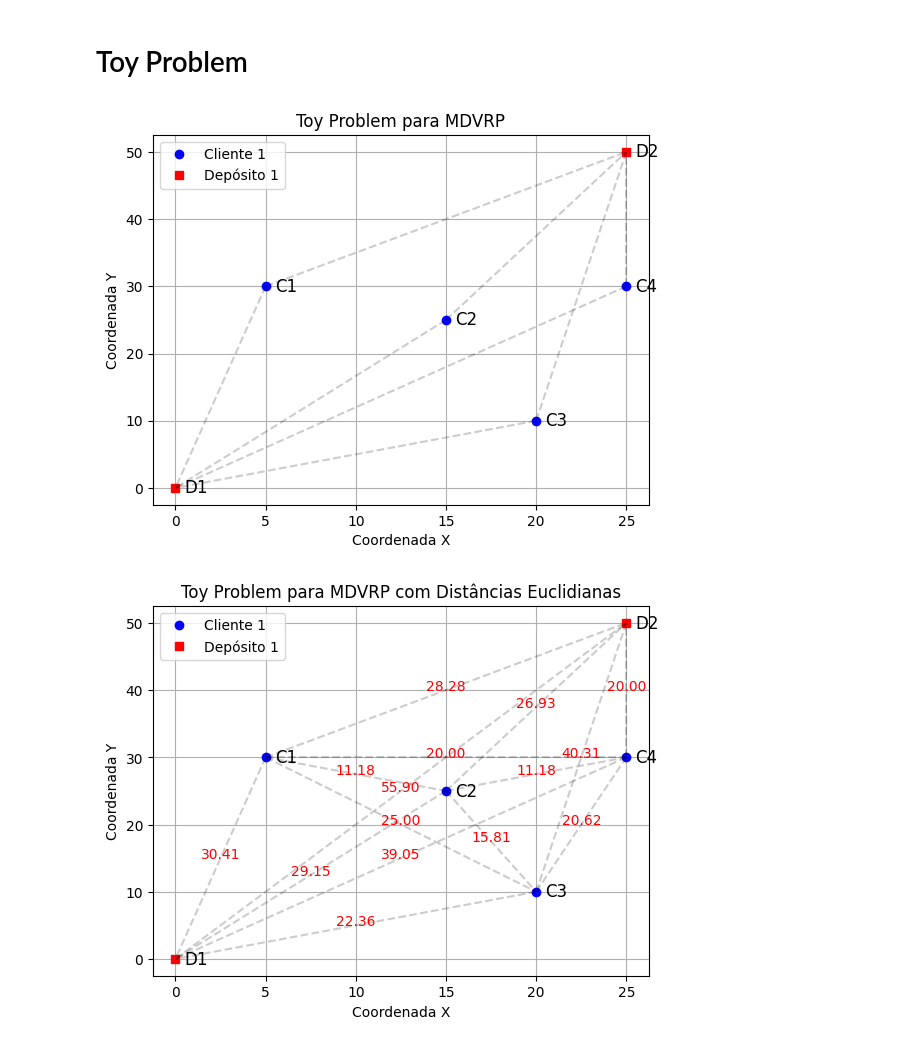
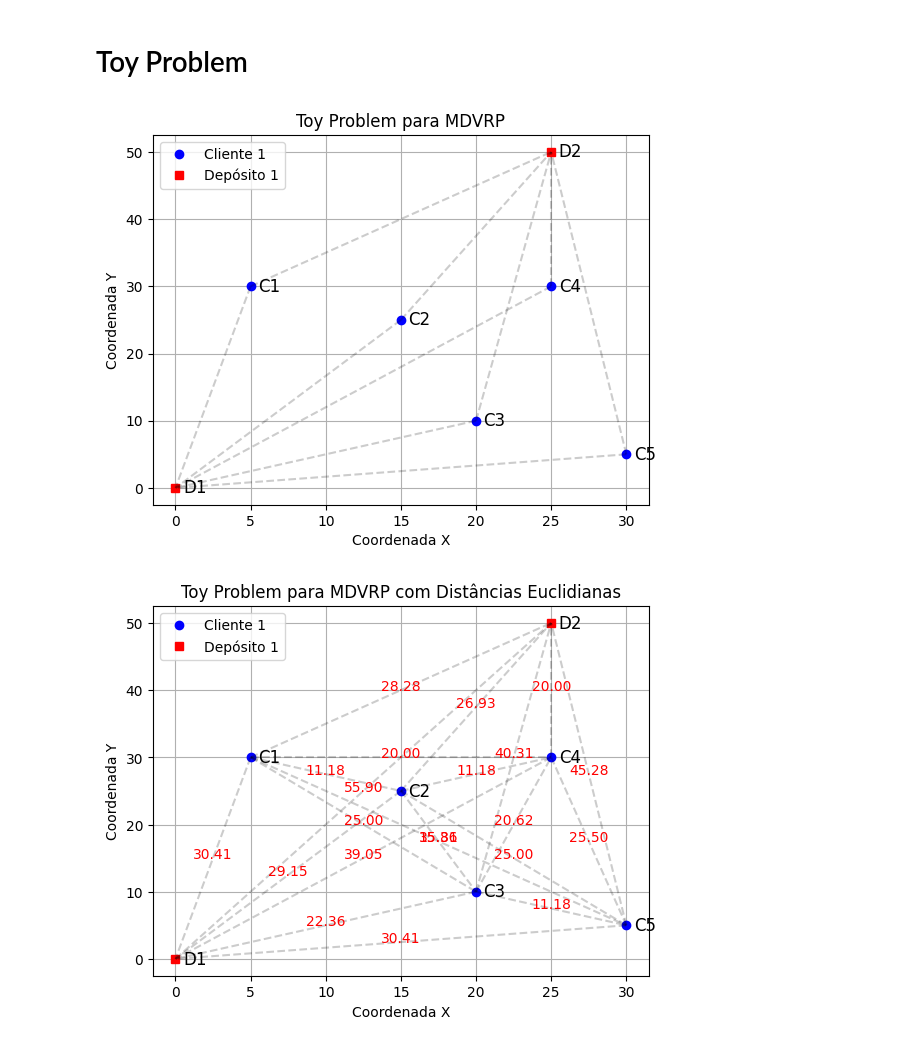
Before and after one commit to JoseBieco/MDVRP-LBBD, a Jupyter notebook: src/Instancias.ipynb, the cells around one changed output. Saved outputs shown, nothing was run; the diff lists cells and outputs as text; code cells hidden in the pictures.

```diff
--- a/src/Instancias.ipynb
+++ b/src/Instancias.ipynb
@@ -254,7 +271,8 @@ clientes = {
     1: (5, 30),
     2: (15, 25),
     3: (20, 10),
-    4: (25, 30)
+    4: (25, 30),
+    5: (30, 5)
 }
 
 depositos = {
@@ -287,7 +305,7 @@ plt.grid(True)
 plt.title('Toy Problem para MDVRP')
 plt.show()
 # %% [output]
-[figure, old version]
+[figure, new version]
 # %%
 import matplotlib.pyplot as plt
 import numpy as np
@@ -301,39 +319,40 @@ clientes = {
     1: (5, 30),
     2: (15, 25),
     3: (20, 10),
-    4: (25, 30)
+    4: (25, 30),
+    5: (30, 5)
 }
 
 depositos = {
-    5: (0, 0),
-    6: (25, 50)
+    6: (0, 0),
+    7: (25, 50)
 }
 
 # Plotando os clientes
 for i, coord in clientes.items():
     plt.plot(coord[0], coord[1], 'bo', label=f'Cliente {i}' if i == 1 else "")
     plt.text(coord[0] + 0.5, coord[1], f'C{i}', fontsize=12, verticalalignment='center')
 
 # Plotando os depósitos
 for i, coord in depositos.items():
-    plt.plot(coord[0], coord[1], 'rs', label=f'Depósito {i - 4}' if i == 5 else "")
-    plt.text(coord[0] + 0.5, coord[1], f'D{i-4}', fontsize=12, verticalalignment='center')
+    plt.plot(coord[0], coord[1], 'rs', label=f'Depósito {i - 5}' if i == 6 else "")
+    plt.text(coord[0] + 0.5, coord[1], f'D{i-5}', fontsize=12, verticalalignment='center')
 
 # Conectando os pontos e adicionando as distâncias
 for i, coord1 in {**clientes, **depositos}.items():
     for j, coord2 in {**clientes, **depositos}.items():
         if i < j:  # Evitar duplicação de linhas (i,j) e (j,i)
             dist = distancia_euclidiana(coord1, coord2)
             plt.plot([coord1[0], coord2[0]], [coord1[1], coord2[1]], 'k--', alpha=0.2)
             mid_x, mid_y = (coord1[0] + coord2[0]) / 2, (coord1[1] + coord2[1]) / 2
             plt.text(mid_x, mid_y, f'{dist:.2f}', fontsize=10, color='red', ha='center')
 
 # Configurações adicionais do gráfico
 plt.xlabel('Coordenada X')
 plt.ylabel('Coordenada Y')
 plt.legend()
 plt.grid(True)
 plt.title('Toy Problem para MDVRP com Distâncias Euclidianas')
 plt.show()
 # %% [output]
-[figure, old version]
+[figure, new version]
```
Also changed, not shown: parts of 10 cells of this notebook, 2 other files.
